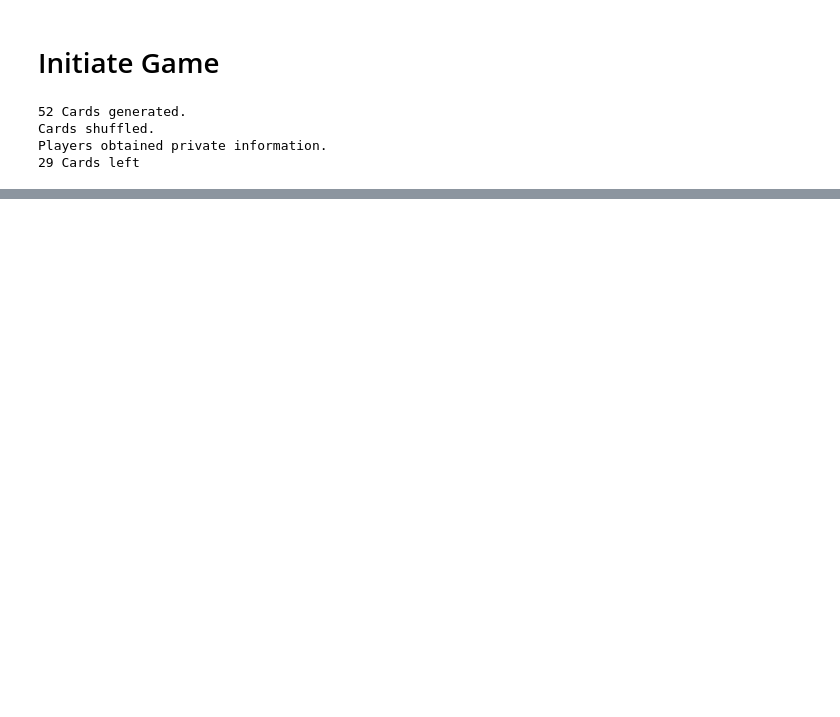
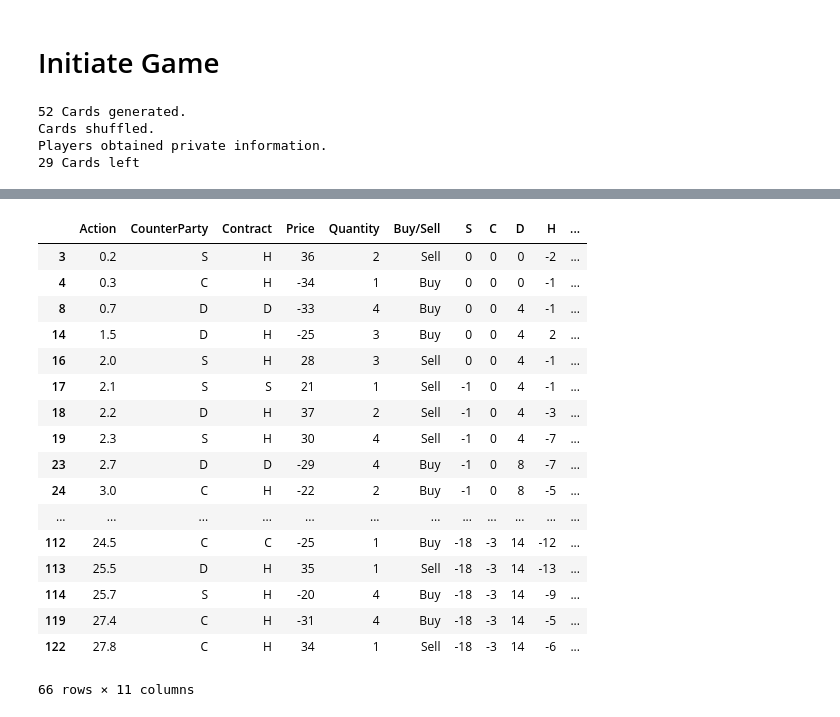
Before and after one commit to Boon-Yang/Trading-Game-Automation, a Jupyter notebook: FFM Automation.ipynb, the cells around one changed output, grey strips where cells are left out. Saved outputs shown, nothing was run; the diff lists cells and outputs as text; code cells hidden in the pictures; blank space fills up the shorter version.

```diff
--- a/FFM Automation.ipynb
+++ b/FFM Automation.ipynb
@@ -356,0 +509,21 @@ p2.ledger
+# %%
+p4.ledger
+# %% [output]
+|  | Action | CounterParty | Contract | Price | Quantity | Buy/Sell | S | C | D | H | ... |
+| 3 | 0.2 | S | H | 36 | 2 | Sell | 0 | 0 | 0 | -2 | ... |
+| 4 | 0.3 | C | H | -34 | 1 | Buy | 0 | 0 | 0 | -1 | ... |
+| 8 | 0.7 | D | D | -33 | 4 | Buy | 0 | 0 | 4 | -1 | ... |
+| 14 | 1.5 | D | H | -25 | 3 | Buy | 0 | 0 | 4 | 2 | ... |
+| 16 | 2.0 | S | H | 28 | 3 | Sell | 0 | 0 | 4 | -1 | ... |
+| 17 | 2.1 | S | S | 21 | 1 | Sell | -1 | 0 | 4 | -1 | ... |
+| 18 | 2.2 | D | H | 37 | 2 | Sell | -1 | 0 | 4 | -3 | ... |
+| 19 | 2.3 | S | H | 30 | 4 | Sell | -1 | 0 | 4 | -7 | ... |
+| 23 | 2.7 | D | D | -29 | 4 | Buy | -1 | 0 | 8 | -7 | ... |
+| 24 | 3.0 | C | H | -22 | 2 | Buy | -1 | 0 | 8 | -5 | ... |
+| ... | ... | ... | ... | ... | ... | ... | ... | ... | ... | ... | ... |
+| 112 | 24.5 | C | C | -25 | 1 | Buy | -18 | -3 | 14 | -12 | ... |
+| 113 | 25.5 | D | H | 35 | 1 | Sell | -18 | -3 | 14 | -13 | ... |
+| 114 | 25.7 | S | H | -20 | 4 | Buy | -18 | -3 | 14 | -9 | ... |
+| 119 | 27.4 | C | H | -31 | 4 | Buy | -18 | -3 | 14 | -5 | ... |
+| 122 | 27.8 | C | H | 34 | 1 | Sell | -18 | -3 | 14 | -6 | ... |
+66 rows × 11 columns
```
Also changed, not shown: parts of 22 cells of this notebook.
